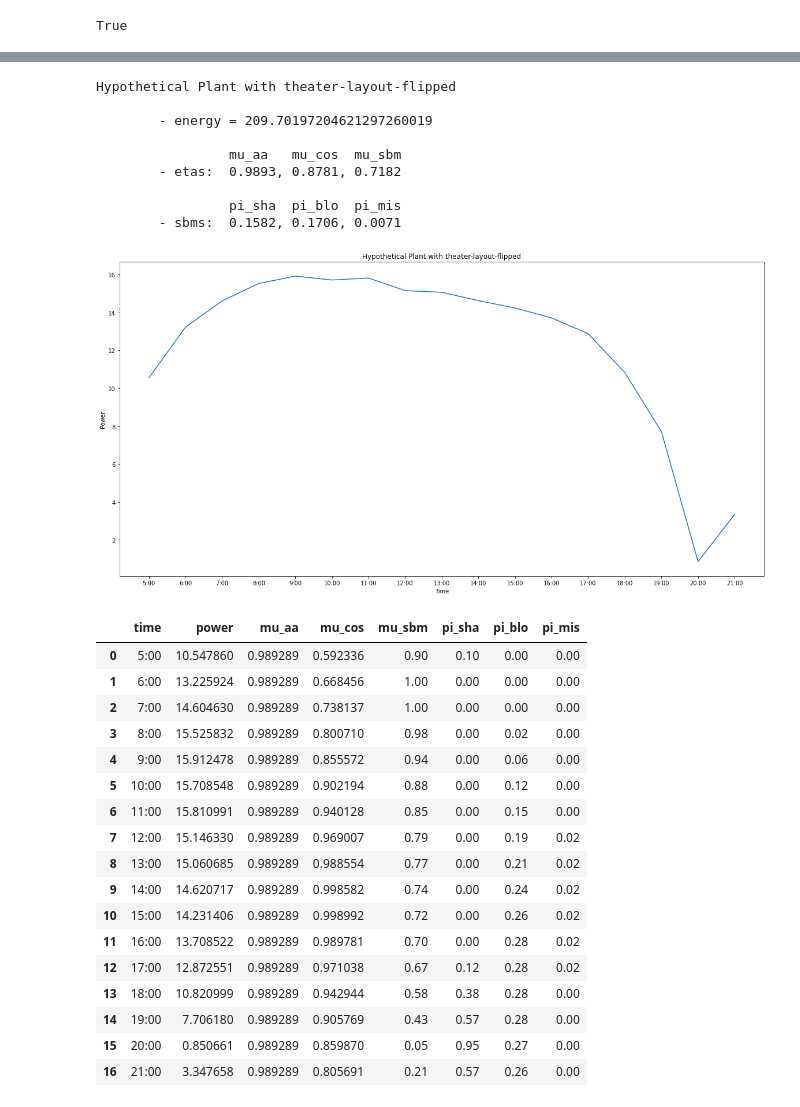
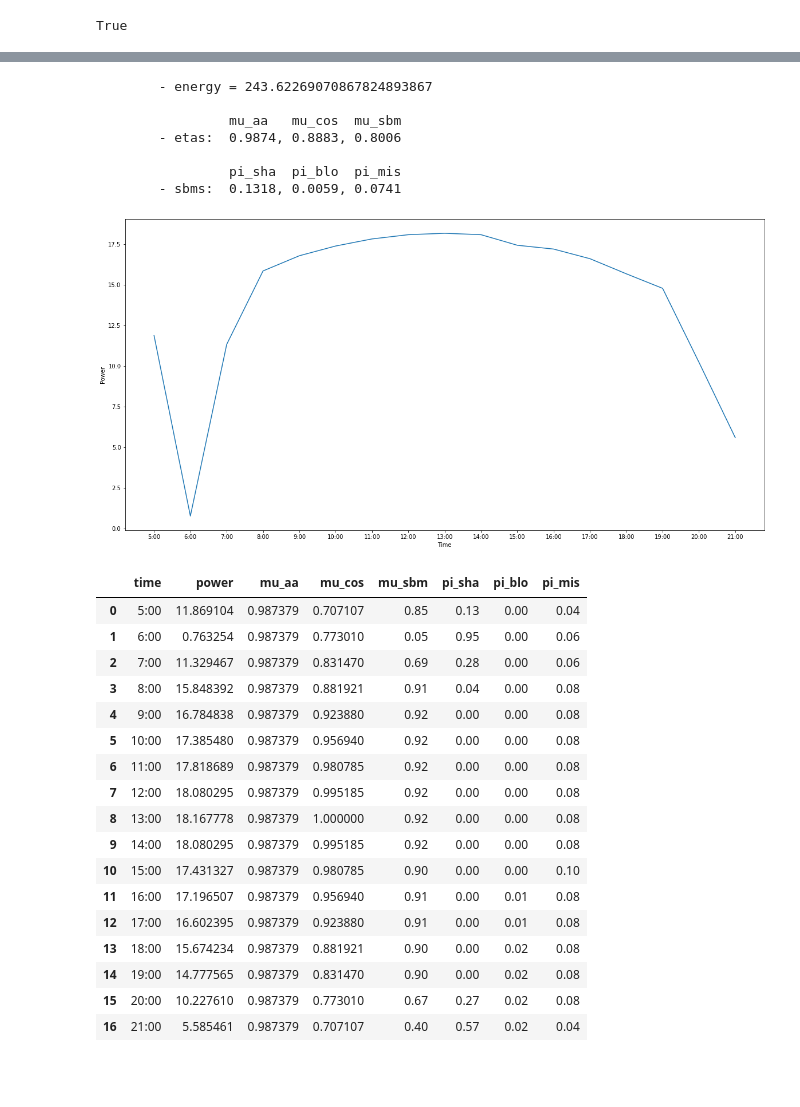
Before and after one commit to markolalovic/math-mods-camp, a Jupyter notebook: notebooks/Hypothetical-Plant.ipynb, the cells around one changed output, grey strips where cells are left out. Drawn from its saved outputs; the diff is of its cells as text; code cells hidden in the pictures; blank space fills up the shorter version.

```diff
--- a/notebooks/Hypothetical-Plant.ipynb
+++ b/notebooks/Hypothetical-Plant.ipynb
@@ -24,7 +18,10 @@ plt.plot(xs, ys);
 # %% [markdown]
 # Hypothetical Plant with Basic Layouts
 # %%
-plant = Plant(heli_layout_file_name="../data/layouts/theater-layout-flipped.json")
+hypo_plant = utils.load("../data/plants/hypo-plant.json")
+basic_layout = utils.load("../data/layouts/theater-layout.json")['theater-layout']
+
+plant = Plant(hypo_plant, basic_layout)
 print(plant)
 # %% [output]
 Hypothetical Plant:
@@ -70,37 +68,35 @@ Effects on heliostat 10:
 # %%
-energy, stats_df, powers = get_energy(plant, show_stats=True)
+energy, stats_df, powers = utils.get_energy(plant, do_stats=True)
 # %% [output]
-Hypothetical Plant with theater-layout-flipped
-
-        - energy = 209.70197204621297260019
+        - energy = 243.62269070867824893867
 
                  mu_aa   mu_cos  mu_sbm
-        - etas:  0.9893, 0.8781, 0.7182
+        - etas:  0.9874, 0.8883, 0.8006
 
                  pi_sha  pi_blo  pi_mis
-        - sbms:  0.1582, 0.1706, 0.0071
+        - sbms:  0.1318, 0.0059, 0.0741
 # %%
-draw(plant, powers)
+utils.draw(plant, powers)
 # %% [output]
-[figure, old version]
+[figure, new version]
 # %%
 stats_df
 # %% [output]
 |  | time | power | mu_aa | mu_cos | mu_sbm | pi_sha | pi_blo | pi_mis |
-| 0 | 5:00 | 10.547860 | 0.989289 | 0.592336 | 0.90 | 0.10 | 0.00 | 0.00 |
-| 1 | 6:00 | 13.225924 | 0.989289 | 0.668456 | 1.00 | 0.00 | 0.00 | 0.00 |
-| 2 | 7:00 | 14.604630 | 0.989289 | 0.738137 | 1.00 | 0.00 | 0.00 | 0.00 |
-| 3 | 8:00 | 15.525832 | 0.989289 | 0.800710 | 0.98 | 0.00 | 0.02 | 0.00 |
-| 4 | 9:00 | 15.912478 | 0.989289 | 0.855572 | 0.94 | 0.00 | 0.06 | 0.00 |
-| 5 | 10:00 | 15.708548 | 0.989289 | 0.902194 | 0.88 | 0.00 | 0.12 | 0.00 |
-| 6 | 11:00 | 15.810991 | 0.989289 | 0.940128 | 0.85 | 0.00 | 0.15 | 0.00 |
-| 7 | 12:00 | 15.146330 | 0.989289 | 0.969007 | 0.79 | 0.00 | 0.19 | 0.02 |
-| 8 | 13:00 | 15.060685 | 0.989289 | 0.988554 | 0.77 | 0.00 | 0.21 | 0.02 |
-| 9 | 14:00 | 14.620717 | 0.989289 | 0.998582 | 0.74 | 0.00 | 0.24 | 0.02 |
-| 10 | 15:00 | 14.231406 | 0.989289 | 0.998992 | 0.72 | 0.00 | 0.26 | 0.02 |
-| 11 | 16:00 | 13.708522 | 0.989289 | 0.989781 | 0.70 | 0.00 | 0.28 | 0.02 |
-| 12 | 17:00 | 12.872551 | 0.989289 | 0.971038 | 0.67 | 0.12 | 0.28 | 0.02 |
-| 13 | 18:00 | 10.820999 | 0.989289 | 0.942944 | 0.58 | 0.38 | 0.28 | 0.00 |
-| 14 | 19:00 | 7.706180 | 0.989289 | 0.905769 | 0.43 | 0.57 | 0.28 | 0.00 |
-| 15 | 20:00 | 0.850661 | 0.989289 | 0.859870 | 0.05 | 0.95 | 0.27 | 0.00 |
-| 16 | 21:00 | 3.347658 | 0.989289 | 0.805691 | 0.21 | 0.57 | 0.26 | 0.00 |
+| 0 | 5:00 | 11.869104 | 0.987379 | 0.707107 | 0.85 | 0.13 | 0.00 | 0.04 |
+| 1 | 6:00 | 0.763254 | 0.987379 | 0.773010 | 0.05 | 0.95 | 0.00 | 0.06 |
+| 2 | 7:00 | 11.329467 | 0.987379 | 0.831470 | 0.69 | 0.28 | 0.00 | 0.06 |
+| 3 | 8:00 | 15.848392 | 0.987379 | 0.881921 | 0.91 | 0.04 | 0.00 | 0.08 |
+| 4 | 9:00 | 16.784838 | 0.987379 | 0.923880 | 0.92 | 0.00 | 0.00 | 0.08 |
+| 5 | 10:00 | 17.385480 | 0.987379 | 0.956940 | 0.92 | 0.00 | 0.00 | 0.08 |
+| 6 | 11:00 | 17.818689 | 0.987379 | 0.980785 | 0.92 | 0.00 | 0.00 | 0.08 |
+| 7 | 12:00 | 18.080295 | 0.987379 | 0.995185 | 0.92 | 0.00 | 0.00 | 0.08 |
+| 8 | 13:00 | 18.167778 | 0.987379 | 1.000000 | 0.92 | 0.00 | 0.00 | 0.08 |
+| 9 | 14:00 | 18.080295 | 0.987379 | 0.995185 | 0.92 | 0.00 | 0.00 | 0.08 |
+| 10 | 15:00 | 17.431327 | 0.987379 | 0.980785 | 0.90 | 0.00 | 0.00 | 0.10 |
+| 11 | 16:00 | 17.196507 | 0.987379 | 0.956940 | 0.91 | 0.00 | 0.01 | 0.08 |
+| 12 | 17:00 | 16.602395 | 0.987379 | 0.923880 | 0.91 | 0.00 | 0.01 | 0.08 |
+| 13 | 18:00 | 15.674234 | 0.987379 | 0.881921 | 0.90 | 0.00 | 0.02 | 0.08 |
+| 14 | 19:00 | 14.777565 | 0.987379 | 0.831470 | 0.90 | 0.00 | 0.02 | 0.08 |
+| 15 | 20:00 | 10.227610 | 0.987379 | 0.773010 | 0.67 | 0.27 | 0.02 | 0.08 |
+| 16 | 21:00 | 5.585461 | 0.987379 | 0.707107 | 0.40 | 0.57 | 0.02 | 0.04 |
```
Also changed, not shown: parts of 7 cells of this notebook, 11 other files.
